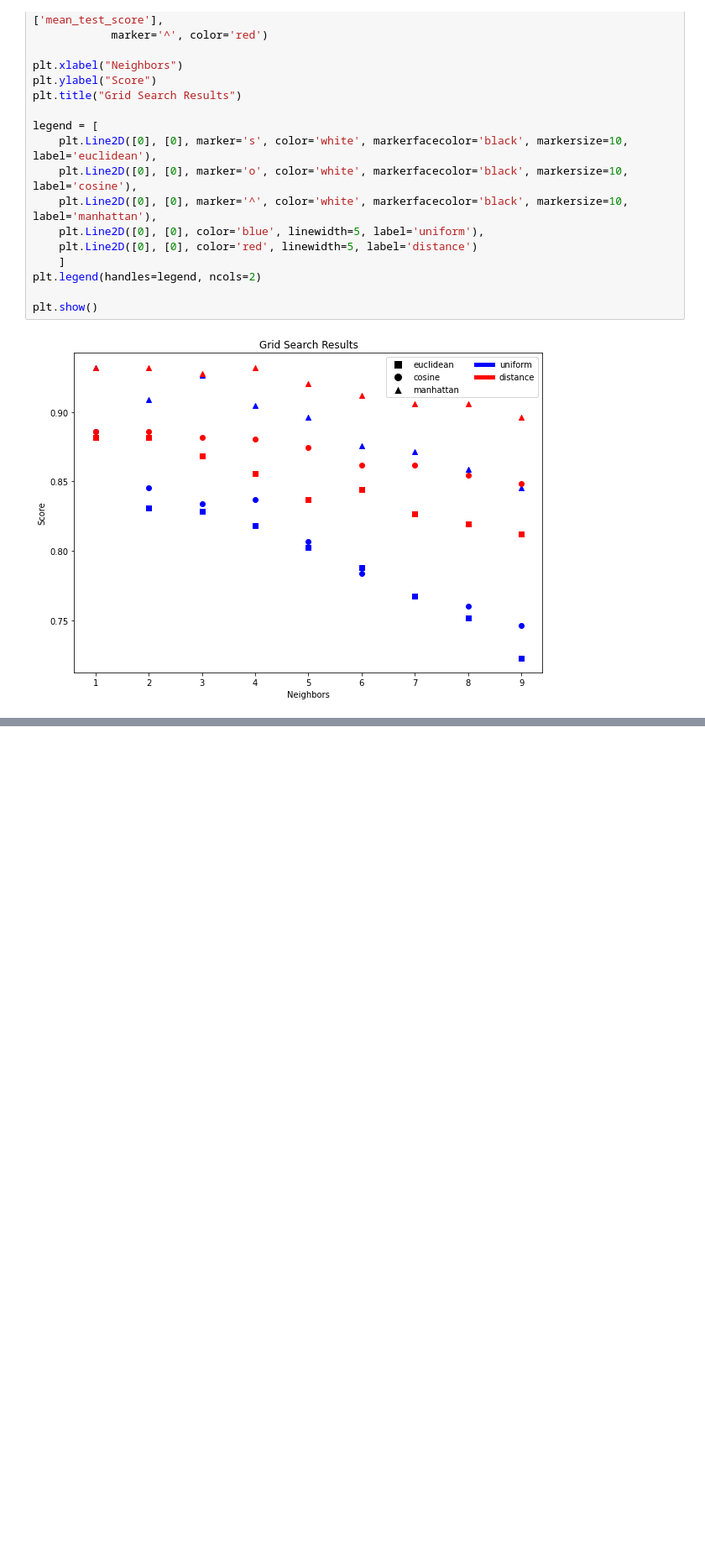
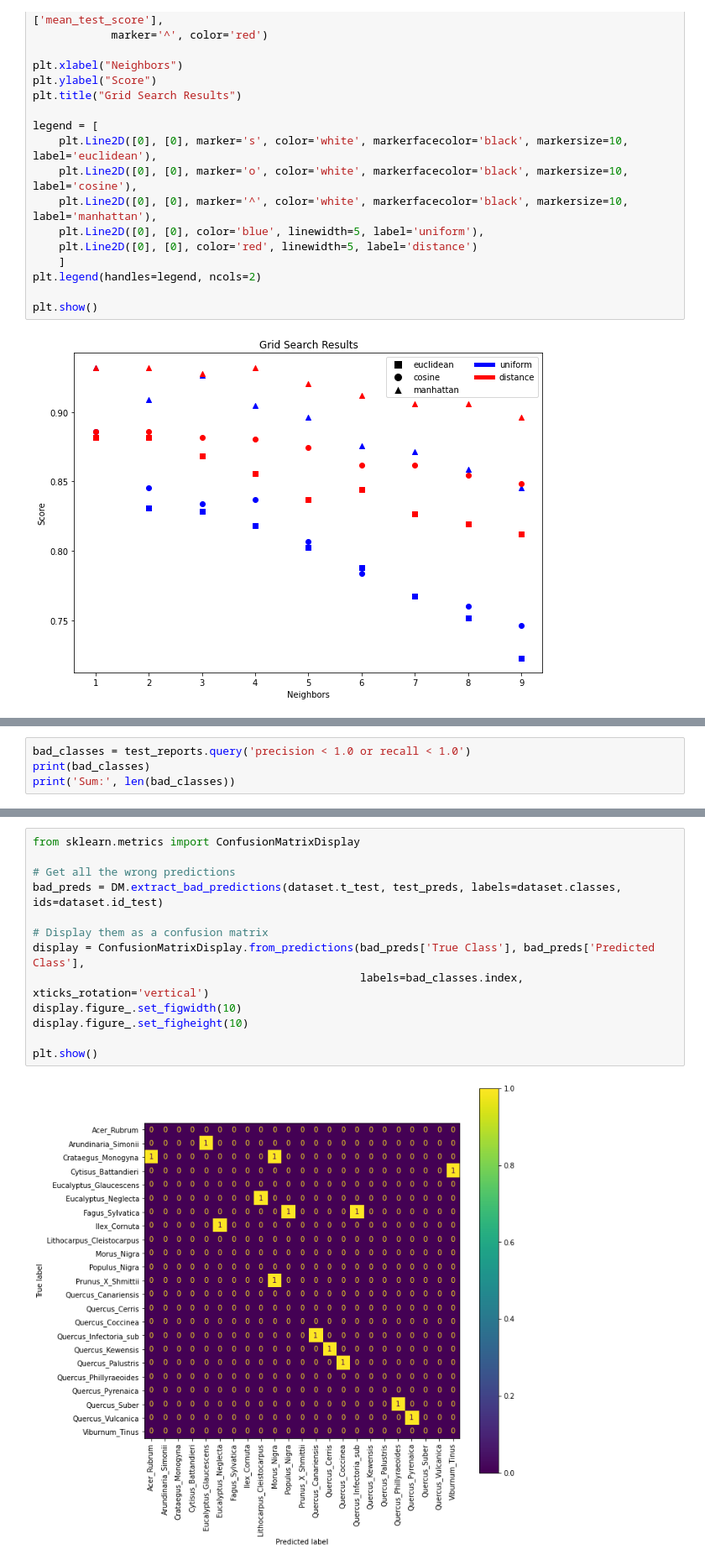
Before and after one commit to Chique80/IFT712-Projet, a Jupyter notebook: KNN.ipynb, the cells around one changed output, grey strips where cells are left out. Shown at 84% size. Cells and saved outputs as stored; diff of their text form; blank space fills up the shorter version.

```diff
--- a/KNN.ipynb
+++ b/KNN.ipynb
@@ -131,0 +135,4 @@ recall    : 0.9529 ± 0.1348
+# %%
+bad_classes = test_reports.query('precision < 1.0 or recall < 1.0')
+print(bad_classes)
+print('Sum:', len(bad_classes))
@@ -131,0 +157,15 @@ recall    : 0.9529 ± 0.1348
+# %%
+from sklearn.metrics import ConfusionMatrixDisplay
+
+# Get all the wrong predictions
+bad_preds = DM.extract_bad_predictions(dataset.t_test, test_preds, labels=dataset.classes, ids=dataset.id_test)
+
+# Display them as a confusion matrix
+display = ConfusionMatrixDisplay.from_predictions(bad_preds['True Class'], bad_preds['Predicted Class'],
+                                                  labels=bad_classes.index, xticks_rotation='vertical')
+display.figure_.set_figwidth(10)
+display.figure_.set_figheight(10)
+
+plt.show()
+# %% [output]
+[figure, added]
```
Also changed, not shown: parts of 15 cells of this notebook, 1 other file.
